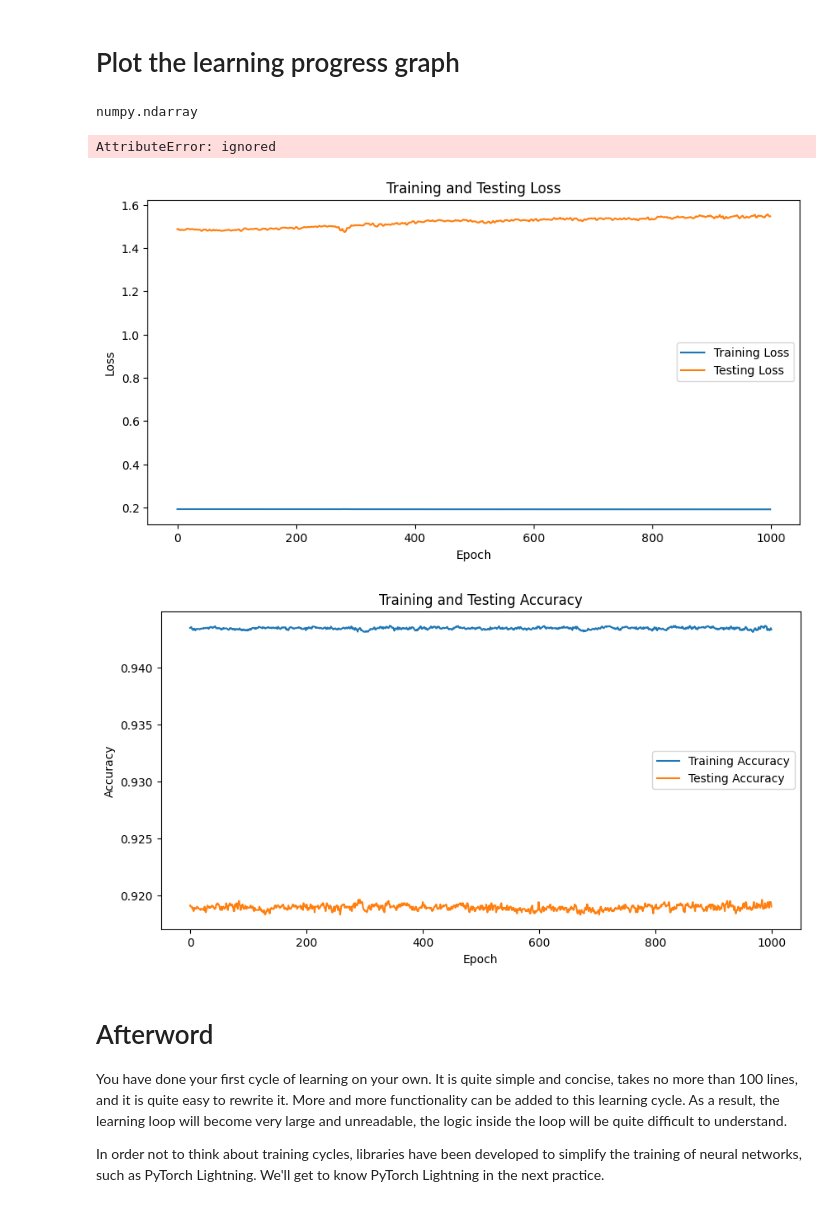
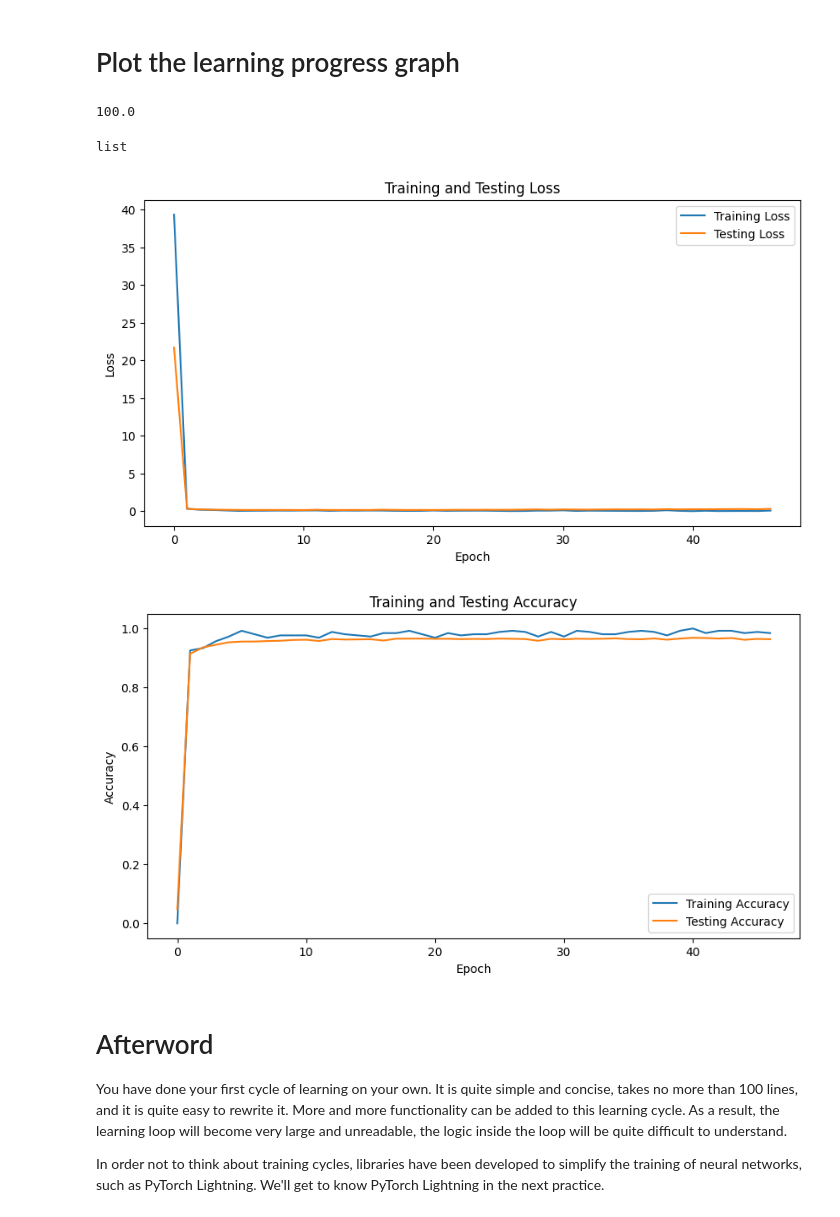
Before and after one commit to mohammadsanaee/introToDeepLearning, a Jupyter notebook: 2_MNIST_Fully_Connected_TASK.ipynb, the cells around one changed output. Drawn from its saved outputs; the diff is of its cells as text; code cells hidden in the pictures.

```diff
--- a/2_MNIST_Fully_Connected_TASK.ipynb
+++ b/2_MNIST_Fully_Connected_TASK.ipynb
@@ -149,7 +133,7 @@ y_test = y_test.to(device)
 # %% [markdown]
 # Check that everything is correct
 # %%
-mnist_net = MNISTNet([28*28,50,50,10]).to(device)
+mnist_net = MNISTNet([28*28,100,100,10]).to(device)
 res = mnist_net.forward(torch.zeros(10, 28,28))
 assert res.shape[0] == 10
 print(res.shape, '<- shape of predictions')
@@ -205,8 +189,8 @@ torch.backends.cudnn.deterministic = True
 # %%
 from tqdm import tqdm
 # %%
-batch_size = len(X_train)
-n_epochs = 1000
+batch_size = 256
+n_epochs = 40
 
 train_loss_history = []
 train_accuracy_history = []
@@ -250,36 +234,38 @@ plt.plot(test_accuracy_history)
+# %%
+len(X_train)/600
+# %% [output]
+100.0
 # %%
 type(train_accuracy_history)
 # %% [output]
-numpy.ndarray
+list
 # %%
 
 train_loss_history = np.array([loss_item.cpu().detach().numpy() for loss_item in train_loss_history])
 train_accuracy_history = np.array([accuracy_item.cpu().detach().numpy() for accuracy_item in train_accuracy_history])
 test_loss_history = np.array([loss_item.cpu().detach().numpy() for loss_item in test_loss_history])
 test_accuracy_history = np.array([accuracy_item.cpu().detach().numpy() for accuracy_item in test_accuracy_history])
-# %% [output]
-AttributeError: ignored
 # %%
 plt.figure(figsize=(10, 5))
-plt.plot(train_loss_history, label='Training Loss')
-plt.plot(test_loss_history, label='Testing Loss')
+plt.plot(train_loss_history[::200], label='Training Loss')
+plt.plot(test_loss_history[::200], label='Testing Loss')
 plt.xlabel('Epoch')
 plt.ylabel('Loss')
 plt.legend()
 plt.title('Training and Testing Loss')
 plt.show()
 
 plt.figure(figsize=(10, 5))
-plt.plot(train_accuracy_history, label='Training Accuracy')
-plt.plot(test_accuracy_history, label='Testing Accuracy')
+plt.plot(train_accuracy_history[::200], label='Training Accuracy')
+plt.plot(test_accuracy_history[::200], label='Testing Accuracy')
 plt.xlabel('Epoch')
 plt.ylabel('Accuracy')
 plt.legend()
 plt.title('Training and Testing Accuracy')
 plt.show()
 # %% [output]
-[figure, old version]
+[figure, new version]
-[figure, old version]
+[figure, new version]
 # %% [markdown]
 # Afterword
 
```
Also changed, not shown: parts of 2 cells of this notebook.
